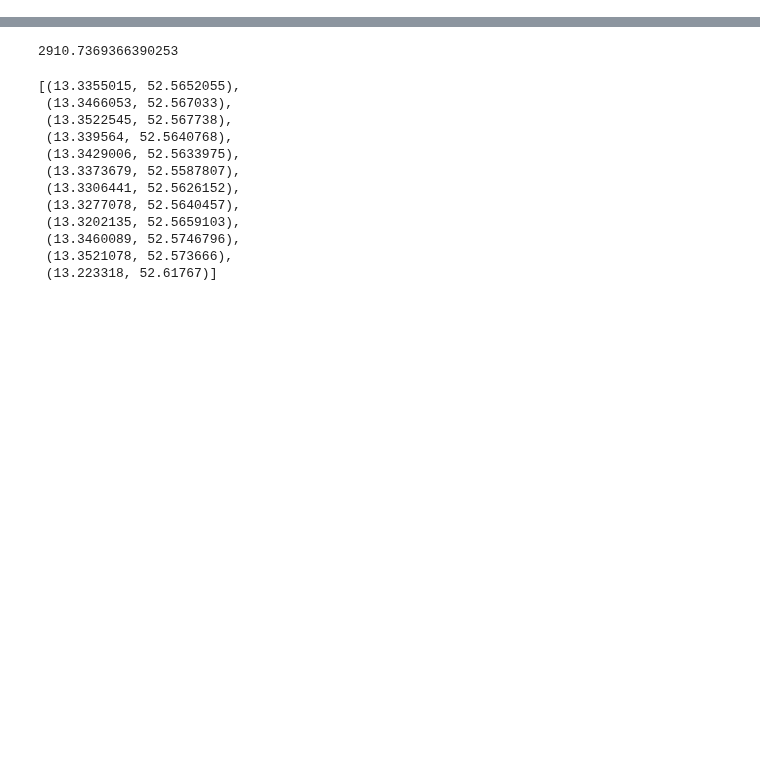
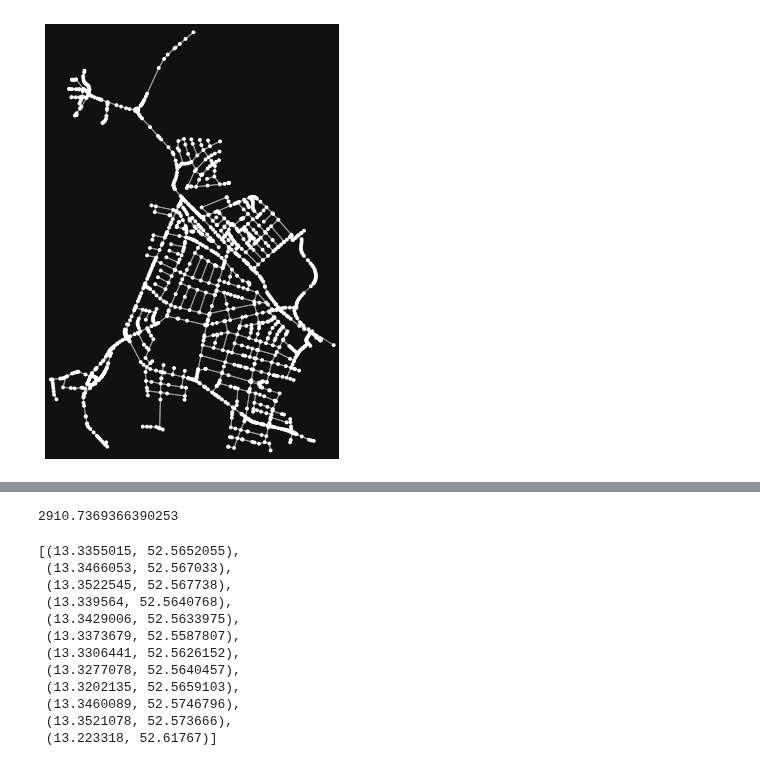
Before and after one commit to fom-big-data/fom-big-data-consulting-berlin-mobility-model, a Jupyter notebook: EXPLORATION/Street_Whitespots.ipynb, the cells around one changed output, grey strips where cells are left out. Cells and saved outputs as stored; diff of their text form; code cells hidden in the pictures; blank space fills up the shorter version.

```diff
--- a/EXPLORATION/Street_Whitespots.ipynb
+++ b/EXPLORATION/Street_Whitespots.ipynb
@@ -26,15 +32,15 @@ ox.config(log_console=True, use_cache=True)
 start_point = (52.5153, 13.4040)
 hours_of_day = range(24)
 speed_aggregate = 'mean' # min, mean, max
-local_set = True
+local_set = False
 path = 'travel_time+uberJan2020.graphml'
 # %%
 #G = ox.graph.graph_from_point(start_point, dist=dist, dist_type='network', network_type='drive')
 #, simplify=True, retain_all=False, truncate_by_edge=False, clean_periphery=True, custom_filter=None)
 # %%
-if local_set:
-    G = ox.graph.graph_from_place('Berlin, Germany', retain_all=True, buffer_dist=14000, network_type='drive', simplify=False)
-    speed_df_orig = pd.read_csv('../data/movement-speeds-hourly-berlin-2020-1.csv')
+if not local_set:
+    G = ox.graph.graph_from_place('Berlin, Germany', buffer_dist=2500, network_type='drive', simplify=False)
+    speed_df_orig = pd.read_csv('../data/Uber_speeds/movement-speeds-hourly-berlin-2020-1.csv')
 else:
     G = ox.io.load_graphml(path)#, node_type=None, node_dtypes=None, edge_dtypes=None)
 # %%
@@ -150,5 +154,6 @@ def getAvgIsochroneDistStreet(start_point, travel_time_min, real_speed=True, plo
     return np.mean(dist)
 # %%
 #getAvgIsochroneDistStreet((52.617670, 13.223318), 5)
-getAvgIsochroneDistStreet((13.223318, 52.617670), 5)
+getAvgIsochroneDistStreet((13.223318, 52.617670), 5, plot_subgraph=True)
 # %% [output]
+[figure, added]
```
Also changed, not shown: parts of 5 cells of this notebook, 2 other files.
